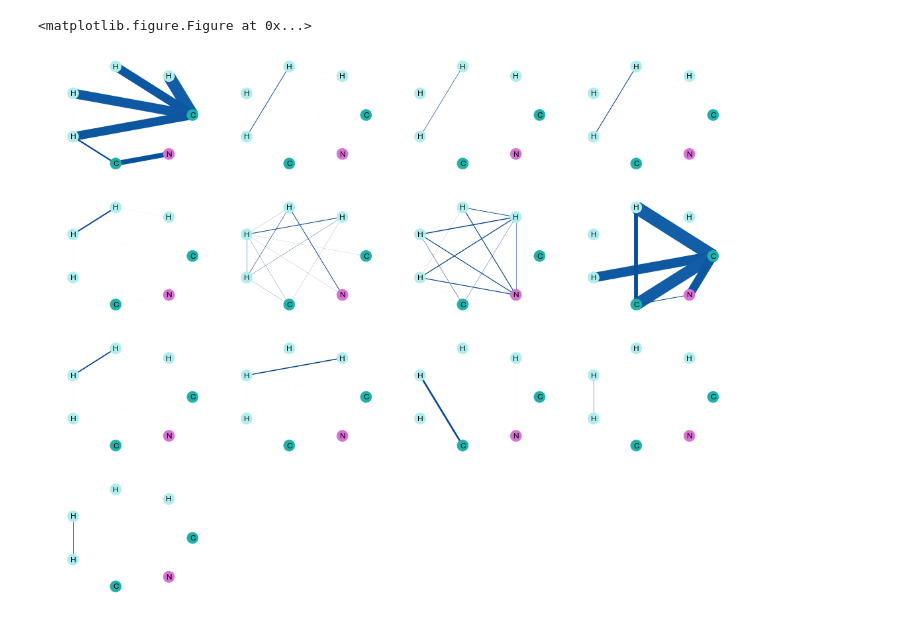
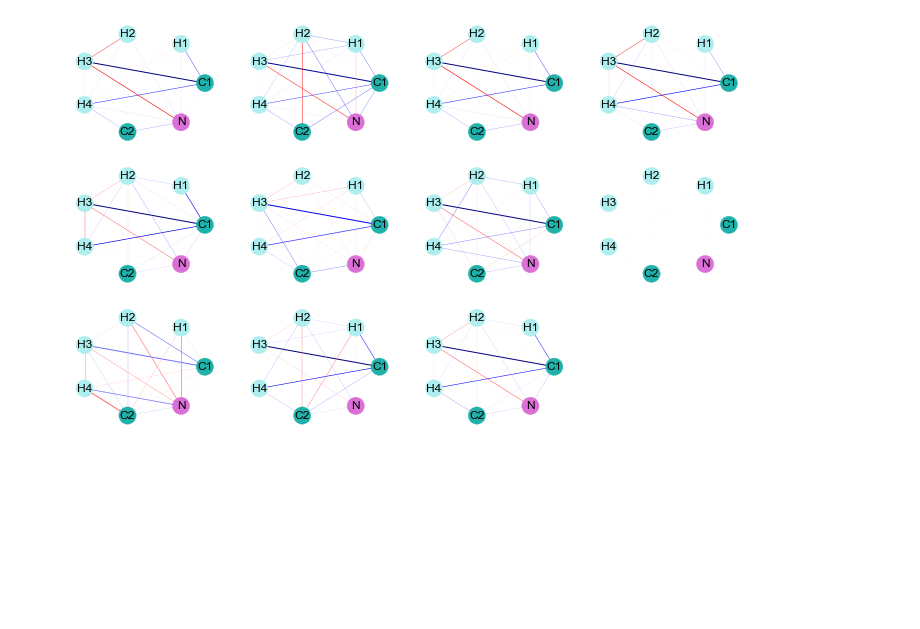
Before and after one commit to SilviaAmAm/Aglaia, a Jupyter notebook: Examples/Visualisation.ipynb, the cells around one changed output. Saved outputs shown, nothing was run; the diff lists cells and outputs as text; code cells hidden in the pictures; blank space fills up the shorter version.

```diff
--- a/Examples/Visualisation.ipynb
+++ b/Examples/Visualisation.ipynb
@@ -25,6 +19,6 @@ print(X_train.shape)
 # %%
 # Training the model
-estimator = nn.Energies_NN(max_iter=4000, learning_rate_init=0.005, hidden_layer_sizes=(13,), batch_size=1000,
-                              alpha=0.0005, tensorboard=False)
+estimator = nn.Energies_NN(max_iter=20000, learning_rate_init=0.03, hidden_layer_sizes=(11,), batch_size=1000,
+                              alpha= 0.006, tensorboard=False)
 # %%
 estimator.fit(X_train, y_train)
@@ -52,0 +70,12 @@ estimator.correlationPlot(X_test, y_test)
+# %%
+import matplotlib.pyplot as plt
+import pandas as pd
+import seaborn as sns
+y_pred = estimator.predict(X_test)
+df = pd.DataFrame()
+df['High level calculated energies (kJ/mol)'] = y_test
+df['NN predicted energies (kJ/mol)'] = y_pred
+lm = sns.lmplot('High level calculated energies (kJ/mol)', 'NN predicted energies (kJ/mol)', data=df,
+                scatter_kws={"s": 20, "alpha": 0.6}, line_kws={"alpha": 0.5})
+lm.set(ylim=(-200,200), xlim=(-200,200))
+plt.show()
@@ -53,5 +84,5 @@ estimator.correlationPlot(X_test, y_test)
 # %%
 np.random.seed(seed=1)
-random_input = abs(np.random.rand(28))
+random_input = abs(np.random.rand(21))
 print(random_input.shape)
 # %% [output]
@@ -80,50 +163,62 @@ matrix = estimator.x_square_tot
 #     matrix[i] = estimator.x_square_tot[i] * estimator.all_weights[1][0][i] * 0.001
 
 # for i in range(len(estimator.x_square_tot)):
 #     matrix[i] = matrix[i] * 0.1
 
-max_val = np.amax(matrix)
-min_val = np.amin(matrix)
+# max_val = np.amax(matrix)
+# min_val = np.amin(matrix)
+
 
 n = int(np.ceil(np.sqrt(estimator.hidden_layer_sizes)))
 
-fig = plt.figure(figsize=(18, 15))
+fig = plt.figure(figsize=(12, 10))
 for i in range(n**2):
     if i >= estimator.hidden_layer_sizes[0]:
         break
     fig.add_subplot(n,n,1+i)
     A = np.matrix(matrix[i])
     graph2 = nx.from_numpy_matrix(A, parallel_edges=False)
 
+
     labels = {}
-    labels[0] = 'C'
-    labels[1] = 'H'
-    labels[2] = 'H'
-    labels[3] = 'H'
-    labels[4] = 'H'
-    labels[5] = 'C'
+    labels[0] = 'C1'
+    labels[1] = 'H1'
+    labels[2] = 'H2'
+    labels[3] = 'H3'
+    labels[4] = 'H4'
+    labels[5] = 'C2'
     labels[6] = 'N'
 
     colors = ["lightseagreen", "paleturquoise", "paleturquoise", "paleturquoise", "paleturquoise", "lightseagreen", "orchid"]
 
+    # edges widths
+    edgewidth = [abs(d['weight']) for (u, v, d) in graph2.edges(data=True)]
+    if len(edgewidth) > 0:
+        if len(edgewidth)==1:
+            norm_fact = edgewidth[0]
+        else:
+            norm_fact = max(edgewidth)
+        edge_std_list = np.ones(len(edgewidth)) * norm_fact
+        edgewidth = edgewidth/edge_std_list
 
-    # edges widths
-    edgewidth = [d['weight']*0.1 for (u, v, d) in graph2.edges(data=True)]
+    # Added so that the negative and positive features have different colours
+    edgecolours = [d['weight'] for (u, v, d) in graph2.edges(data=True)]
 
     plt.axis('off')
     nx.draw_circular(graph2,
                      width=edgewidth,
-                     with_labels=True, labels=labels, node_color=colors,
-                     edge_color=edgewidth,
-                     edge_cmap=plt.cm.Blues,
-                     edge_vmin=min_val,
-                     edge_vmax=max_val
+                     with_labels=True,
+                     labels=labels,
+                     node_color=colors,
+                     edge_color=edgecolours,
+                     edge_cmap=plt.cm.seismic,
+                     edge_vmin=-1,
+                     edge_vmax=1
                      )
 
-plt.savefig("mod1tot_noweight.png", dpi=200)  # save as png
+# plt.savefig("mod1tot_noweight.png", dpi=200)  # save as png
 
 plt.show()  # display
 # %% [output]
-<matplotlib.figure.Figure at 0x...>
-[figure, old version]
+[figure, new version]
 # %%
```
Also changed, not shown: parts of 23 cells of this notebook, 4 other files.
